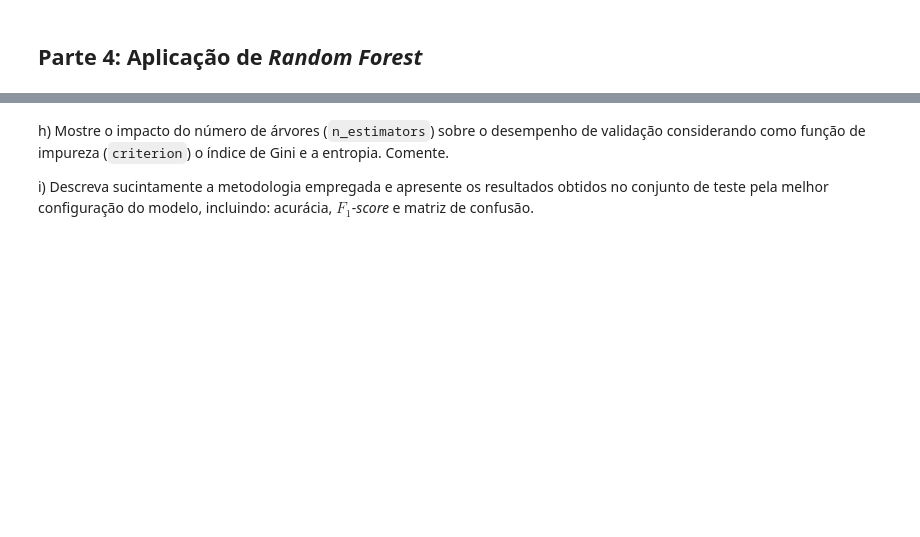
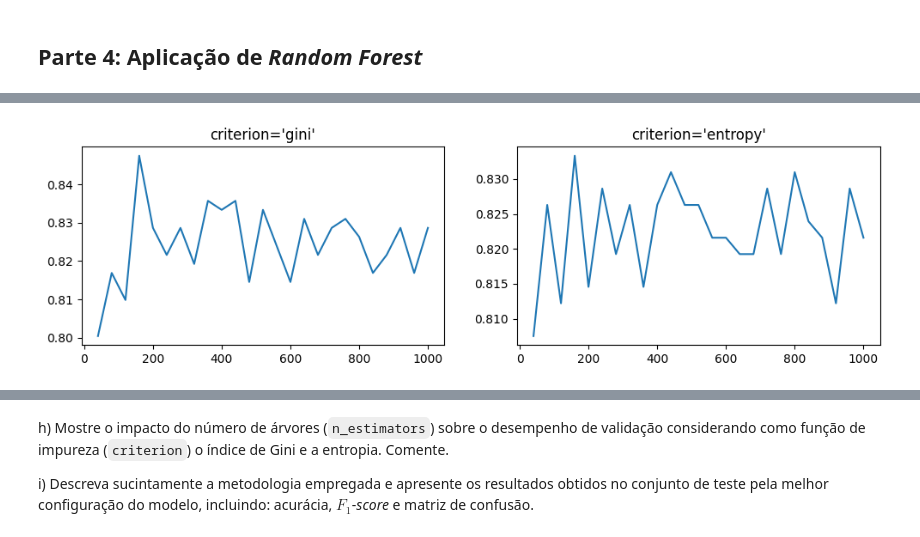
Before and after one commit to bsussel3/2023-s1-ci, a Jupyter notebook: solucao/roteiro_atividade_02_EA991_1s2025.ipynb, the cells around one changed output, grey strips where cells are left out. Cells and saved outputs as stored; diff of their text form; code cells hidden in the pictures; blank space fills up the shorter version.

```diff
--- a/solucao/roteiro_atividade_02_EA991_1s2025.ipynb
+++ b/solucao/roteiro_atividade_02_EA991_1s2025.ipynb
@@ -429,10 +494,10 @@ g) Descreva sucintamente a metodologia empregada e apresente os resultados obtid
 from sklearn.ensemble import RandomForestClassifier
 # %%
 param_grid = {
-    'n_estimators': np.arange(200, 1001, 200),
+    'n_estimators': np.arange(40, 1001, 40),
     'criterion': ('gini', 'entropy'),
-    'min_samples_split': np.logspace(-2, 0, 3)
-    'min_samples_leaf': np.logspace(-2, 0, 3)
+    'min_samples_split': np.logspace(-4, 0, 3),
+    'min_samples_leaf': np.logspace(-3, -1, 3)
 }
 
 grid = GridSearchCV(
@@ -441,3 +506,5 @@ grid = GridSearchCV(
     cv=pds,
     verbose=2,
 )
+# %%
+grid.fit(X_train_val, y_train_val)
@@ -443,0 +538,14 @@ grid = GridSearchCV(
+# %%
+# Score com min_samples_leaf=0.01 e min_samples_split=0.0001
+scores_gini = grid.cv_results_['mean_test_score'][25:50:1]
+scores_entropy = grid.cv_results_['mean_test_score'][250:275:]
+n_estimators = np.arange(40, 1001, 40)
+
+fig, (ax1, ax2) = plt.subplots(1, 2, figsize=(12, 3))
+ax1.set_title("criterion='gini'")
+ax1.plot(n_estimators, scores_gini)
+ax2.set_title("criterion='entropy'")
+ax2.plot(n_estimators, scores_entropy)
+plt.show()
+# %% [output]
+[figure, added]
```
Also changed, not shown: parts of 8 cells of this notebook.
